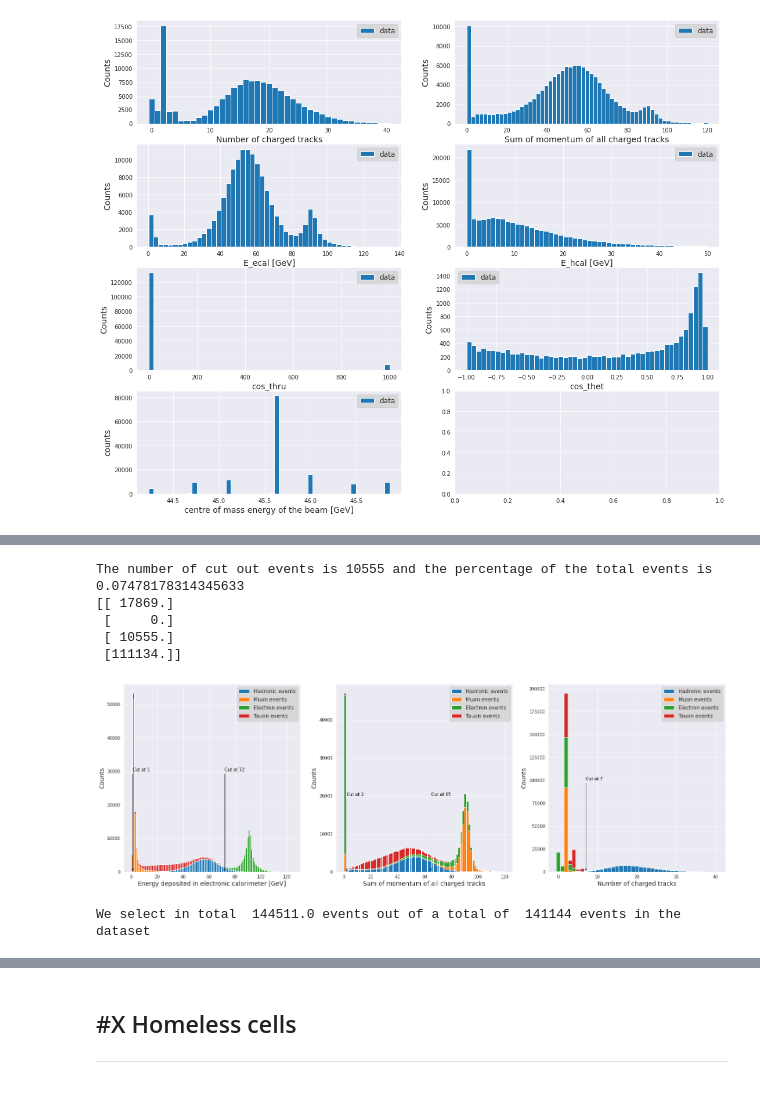
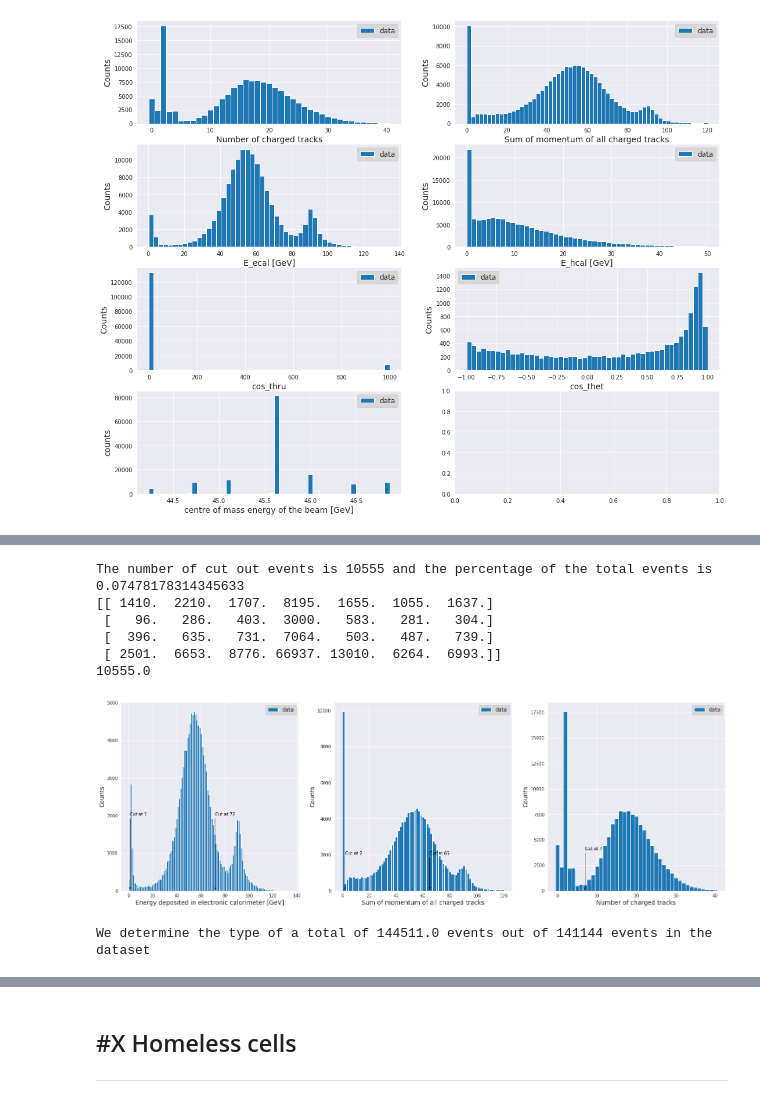
Before and after one commit to benfreiburg/z0-precisionmeasurement, a Jupyter notebook: Z0_main.ipynb, the cells around one changed output, grey strips where cells are left out. Cells and saved outputs as stored; diff of their text form; code cells hidden in the pictures.

```diff
--- a/Z0_main.ipynb
+++ b/Z0_main.ipynb
@@ -913,5 +924,7 @@ print(data[6,:])
 # %%
 # Define the energy masks
+
+energies = np.array([88.47,89.46,90.22,91.22,91.97,92.96,93.76])
 
 mask_energy_44_2 = data[6,:] < 44.5
 
@@ -936,6 +949,11 @@ for i in range(len(data[1,:])):
 
 mask_energy_46_8 = data[6,:] > 46.7
 
+mask_energy = np.array([mask_energy_44_2, mask_energy_44_7, mask_energy_45_1, mask_energy_45_6, mask_energy_45_9,mask_energy_46_4, mask_energy_46_8])
+
+output_data = [a == p for a,p in zip(mask_energy[1,:],mask_energy[3,:]) if a==True]  #  to test if there is no overlap
+
 print(np.sum(mask_energy_44_2)+ np.sum(mask_energy_44_7)+ np.sum(mask_energy_45_1) +np.sum(mask_energy_45_6) + np.sum(mask_energy_45_9) + np.sum(mask_energy_46_4)+ np.sum(mask_energy_46_8))
 print(len(mask_energy_44_2),len(data[1,:]))
+print(np.sum(output_data))
 # %% [output]
@@ -991,9 +1016,13 @@ mask_data_E_ecal = branches_data[var_E_ecal] >cut_E_ecal
 
 mask_data_N_Ctrk = branches_data[var_N_char] < cut_N_Ctrk
 
-output_data_ee = [a == p for a,p in zip(mask_data_E_ecal,mask_data_N_Ctrk) if a==True]   # Compares the two masks, check
+output_data_ee = [a == p for a,p in zip(mask_data_E_ecal,mask_data_N_Ctrk) if a == True]
+N_ee = np.sum(output_data_ee)
 
-N_ee = np.sum(output_data_ee)
+for i in range(7):
+    output_data_ee =[a == p == n  for a,p,n in zip(mask_data_E_ecal,mask_data_N_Ctrk,mask_energy[i,:]) if n==True]
+    N_data[0,i] = np.sum(output_data_ee)
+
 
 %matplotlib inline
 sb.set_style("darkgrid")
@@ -1016,9 +1045,8 @@ ax2.set_xlabel("Number of charged tracks", fontsize=14)
 ax2.set_ylabel("Counts", fontsize=14)
 ax2.legend(frameon=True, facecolor="lightgrey", fontsize=12)
 
-N_data[0] = N_ee
-
 print('The number of cut out events is', N_ee,'and the percentage of the total events is', N_ee/len(data[1,:]))
 print(N_data)
+print(np.sum(N_data[0,:]))
 # %% [output]
 The number of cut out events is 17869 and the percentage of the total events is 0.12660120160970356
@@ -1124,51 +1153,56 @@ output_data_tt = [a == p == n for a,p,n in zip(mask_data_E_ecal_high,mask_data_P
 
 N_tt = np.sum(output_data_tt)
 
+
+for i in range(7):
+    output_data_tt =[a == p == n == d for a,p,n,d in zip(mask_data_E_ecal_high,mask_data_P_char_high,mask_energy[i,:],mask_data_N_Ctrk) if n==True]
+    N_data[2,i] = np.sum(output_data_tt)
+
 fig, (ax1, ax2, ax3) = plt.subplots(1,3)
 fig.set_figheight(8)
 fig.set_figwidth(25)
 
-ax1.annotate("Cut at " + str(cut_E_ecal_high), xy=(cut_E_ecal_high, 0.2), xycoords='data',xytext=(cut_E_ecal_high, 30000), textcoords='data', color="black",arrowprops=dict(arrowstyle="->",connectionstyle="arc", color="black", relpos=(0,0)))
-ax1.annotate("Cut at " + str(cut_E_ecal_low), xy=(cut_E_ecal_low, 0.2), xycoords='data',xytext=(cut_E_ecal_low, 30000), textcoords='data', color="black",arrowprops=dict(arrowstyle="->",connectionstyle="arc", color="black", relpos=(0,0)))
-ax1.hist((qq[4,:],mm[4,:],ee[4,:],tt[4,:]), bins=120, label=("Hadronic events","Muon events","Electron events","Tauon events"), stacked=True)
+ax1.annotate("Cut at " + str(cut_E_ecal_high), xy=(cut_E_ecal_high, 0.2), xycoords='data',xytext=(cut_E_ecal_high, 2000), textcoords='data', color="black",arrowprops=dict(arrowstyle="->",connectionstyle="arc", color="black", relpos=(0,0)))
+ax1.annotate("Cut at " + str(cut_E_ecal_low), xy=(cut_E_ecal_low, 0.2), xycoords='data',xytext=(cut_E_ecal_low, 2000), textcoords='data', color="black",arrowprops=dict(arrowstyle="->",connectionstyle="arc", color="black", relpos=(0,0)))
+ax1.hist(data[4,:], bins=120, label=(label_hist), stacked=True)
 #plt.hist(ee_E_cal, zorder=5 , bins = bin_ee,label='electronic events after the cut')
 ax1.set_xlabel("Energy deposited in electronic calorimeter [GeV]", fontsize=14)
 ax1.set_ylabel("Counts", fontsize=14)
 ax1.legend(frameon=True, facecolor="lightgrey", fontsize=12)
 
-ax2.annotate("Cut at " + str(cut_P_char_high), xy=(cut_P_char_high, 0.2), xycoords='data',xytext=(cut_P_char_high, 20000), textcoords='data', color="black",arrowprops=dict(arrowstyle="->",connectionstyle="arc", color="black", relpos=(0,0)))
-ax2.annotate("Cut at " + str(cut_P_char_low), xy=(cut_P_char_low, 0.2), xycoords='data',xytext=(cut_P_char_low, 20000), textcoords='data', color="black",arrowprops=dict(arrowstyle="->",connectionstyle="arc", color="black", relpos=(0,0)))
+ax2.annotate("Cut at " + str(cut_P_char_high), xy=(cut_P_char_high, 0.2), xycoords='data',xytext=(cut_P_char_high, 2000), textcoords='data', color="black",arrowprops=dict(arrowstyle="->",connectionstyle="arc", color="black", relpos=(0,0)))
+ax2.annotate("Cut at " + str(cut_P_char_low), xy=(cut_P_char_low, 0.2), xycoords='data',xytext=(cut_P_char_low, 2000), textcoords='data', color="black",arrowprops=dict(arrowstyle="->",connectionstyle="arc", color="black", relpos=(0,0)))
 ax2.set_xlabel("Sum of momentum of all charged tracks", fontsize=14)
 ax2.set_ylabel("Counts", fontsize=14)
-ax2.hist((qq[3,:],mm[3,:],ee[3,:],tt[3,:]), bins=bin_P_char_2, label=("Hadronic events","Muon events","Electron events","Tauon events"), stacked=True)
+ax2.hist(data[3,:], bins=bin_P_char_2, label=(label_hist), stacked=True)
 ax2.legend(frameon=True, facecolor="lightgrey", fontsize=12)
 
-ax3.annotate("Cut at " + str(cut_N_Ctrk), xy=(cut_N_Ctrk, 0.2), xycoords='data',xytext=(cut_N_Ctrk, 100000), textcoords='data', color="black",arrowprops=dict(arrowstyle="->",connectionstyle="arc", color="black", relpos=(0,0)))
-ax3.hist((qq[2,:],mm[2,:],ee[2,:],tt[2,:]), bins=bins_N_Ctrk_mc, label=("Hadronic events","Muon events","Electron events","Tauon events",'masked hadronic'), stacked=True)
+ax3.annotate("Cut at " + str(cut_N_Ctrk), xy=(cut_N_Ctrk, 0.2), xycoords='data',xytext=(cut_N_Ctrk, 4000), textcoords='data', color="black",arrowprops=dict(arrowstyle="->",connectionstyle="arc", color="black", relpos=(0,0)))
+ax3.hist(data[2,:], bins=bins_N_Ctrk_mc, label=(label_hist), stacked=True)
 
 ax3.set_xlabel("Number of charged tracks", fontsize=14)
 ax3.set_ylabel("Counts", fontsize=14)
 ax3.legend(frameon=True, facecolor="lightgrey", fontsize=12)
 
-N_data[2] = N_tt
-
 print('The number of cut out events is', N_tt,'and the percentage of the total events is', N_tt/len(data[1,:]))
 print(N_data)
+print(np.sum(N_data[2,:]))
 
 # Introduced to perform a cut from both edges: Events with E_ecal <= 2 are converted to events with value 1000 in this variable, so the high cut discriminates those events as well, without changing the position of events in the array.
 # If loops are slow, but working
 
 # Introduced to perform a cut from both edges: Events with P_char <= 'low' are converted to events with value 1000 in this variable, so the high cut discriminates those events as well, without changing the position of events in the array.
 # If loops are slow, but working
 # %% [output]
 The number of cut out events is 10555 and the percentage of the total events is 0.07478178314345633
-[[ 17869.]
- [     0.]
- [ 10555.]
- [111134.]]
+[[ 1410.  2210.  1707.  8195.  1655.  1055.  1637.]
+ [   96.   286.   403.  3000.   583.   281.   304.]
+ [  396.   635.   731.  7064.   503.   487.   739.]
+ [ 2501.  6653.  8776. 66937. 13010.  6264.  6993.]]
+10555.0
-[figure, old version]
+[figure, new version]
 # %%
-print('We select in total',np.sum(N_data), 'events out of a total of'  ,len(data[1,:]),'events in the dataset')
+print('We determine the type of a total of',np.sum(N_data), 'events out of'  ,len(data[1,:]),'events in the dataset')
 # %% [output]
-We select in total  144511.0 events out of a total of  141144 events in the dataset
+We determine the type of a total of 144511.0 events out of 141144 events in the dataset
 # %%
```
Also changed, not shown: parts of 31 cells of this notebook.
